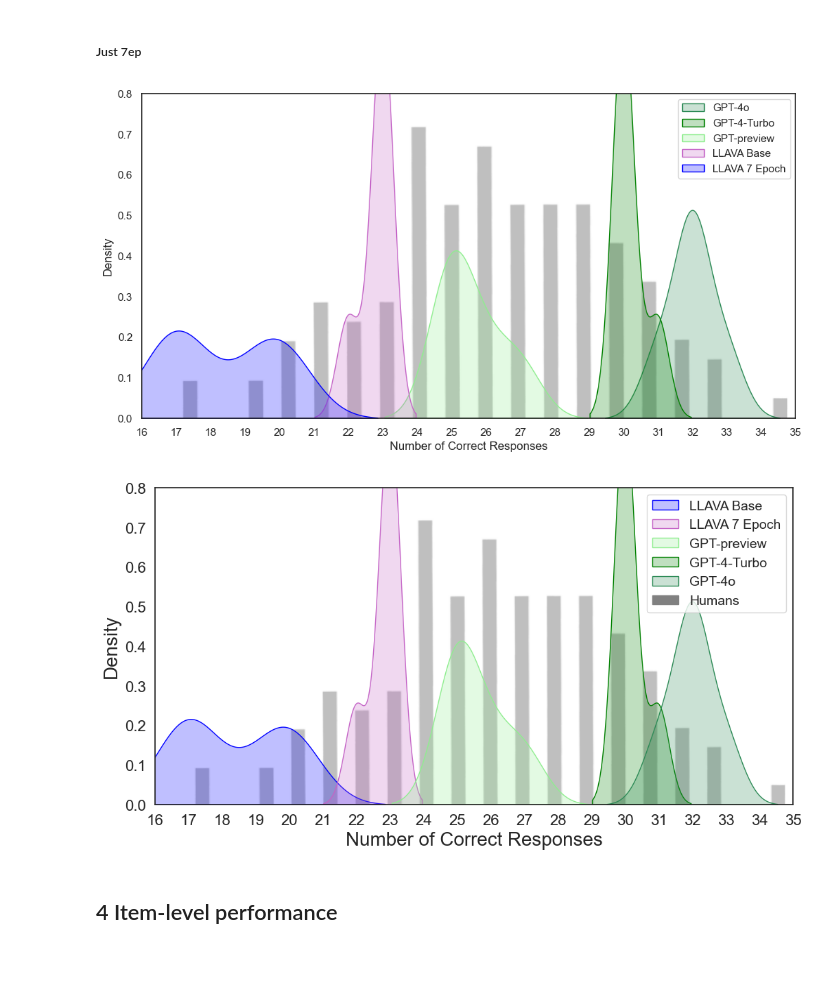
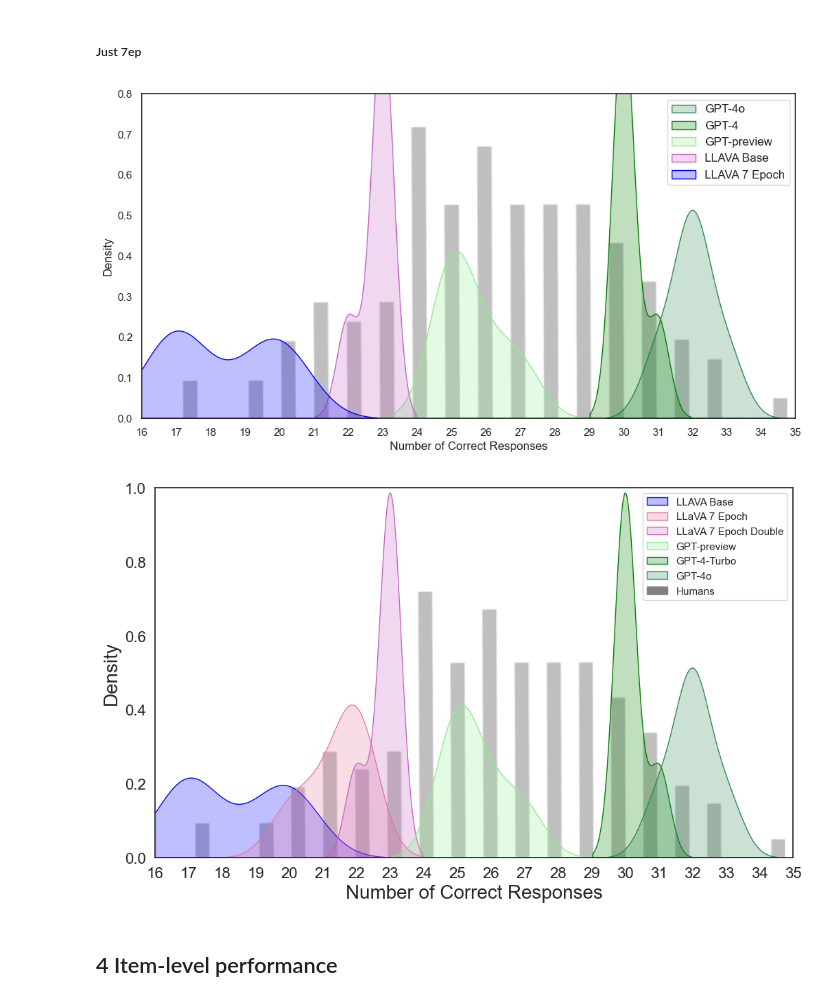
Before and after one commit to bridgetleonard2/Eyes-Mind-Model, a Jupyter notebook: llava_hyak/rmet_analysis.ipynb, the cells around one changed output. Cells and saved outputs as stored; diff of their text form; code cells hidden in the pictures; blank space fills up the shorter version.

Commit message:
add new visuals

```diff
--- a/llava_hyak/rmet_analysis.ipynb
+++ b/llava_hyak/rmet_analysis.ipynb
@@ -461,10 +506,10 @@ sns.set_style("white")
 
 # Create a dataframe with llava local base and HPC base performance
 llava_base = rmet_num_correct[['llava_local_base-1', 'llava_local_base-2', 'llava_local_base-3', 'llava_local_base-4', 'llava_local_base-5', 'llava_HPC_base-1', 'llava_HPC_base-2', 'llava_HPC_base-3', 'llava_HPC_base-4', 'llava_HPC_base-5']]
-llava_1ep = rmet_num_correct[['llava_adobefull_1ep-1', 'llava_adobefull_1ep-2', 'llava_adobefull_1ep-3', 'llava_adobefull_1ep-4', 'llava_adobefull_1ep-5']]
-llava_5ep = rmet_num_correct[['llava_adobefull_5ep-1', 'llava_adobefull_5ep-2', 'llava_adobefull_5ep-3', 'llava_adobefull_5ep-4', 'llava_adobefull_5ep-5']]
-llava_7ep = rmet_num_correct[['llava_adobefull_7ep-1', 'llava_adobefull_7ep-2', 'llava_adobefull_7ep-3', 'llava_adobefull_7ep-4', 'llava_adobefull_7ep-5']]
-llava_8ep = rmet_num_correct[['llava_adobefull_8ep-1', 'llava_adobefull_8ep-2', 'llava_adobefull_8ep-3', 'llava_adobefull_8ep-4', 'llava_adobefull_8ep-5']]
+llava_1ep_double = rmet_num_correct[['llava_adobefull_1ep-1', 'llava_adobefull_1ep-2', 'llava_adobefull_1ep-3', 'llava_adobefull_1ep-4', 'llava_adobefull_1ep-5']]
+llava_5ep_double = rmet_num_correct[['llava_adobefull_5ep-1', 'llava_adobefull_5ep-2', 'llava_adobefull_5ep-3', 'llava_adobefull_5ep-4', 'llava_adobefull_5ep-5']]
+llava_7ep_double = rmet_num_correct[['llava_adobefull_7ep-1', 'llava_adobefull_7ep-2', 'llava_adobefull_7ep-3', 'llava_adobefull_7ep-4', 'llava_adobefull_7ep-5']]
+llava_8ep_double = rmet_num_correct[['llava_adobefull_8ep-1', 'llava_adobefull_8ep-2', 'llava_adobefull_8ep-3', 'llava_adobefull_8ep-4', 'llava_adobefull_8ep-5']]
 gpt_preview_performance = rmet_num_correct[['gpt_preview-1', 'gpt_preview-2', 'gpt_preview-3', 'gpt_preview-4', 'gpt_preview-5']]
 gpt_performance = rmet_num_correct[['gpt-1', 'gpt-2', 'gpt-3', 'gpt-4', 'gpt-5']]
 gpt4o_performance = rmet_num_correct[['gpt4o-1', 'gpt4o-2', 'gpt4o-3', 'gpt4o-4', 'gpt4o-5']]
@@ -472,8 +517,8 @@ gpt4o_performance = rmet_num_correct[['gpt4o-1', 'gpt4o-2', 'gpt4o-3', 'gpt4o-4'
 # Apply jitter to 7ep since there's 0 variance naturally
 # llava_7ep += np.random.normal(loc=0, scale=0.5, size=len(llava_7ep))
 
-performance_data = pd.concat([llava_base, llava_1ep, llava_5ep, llava_7ep, llava_10ep, gpt_preview_performance, gpt_performance, gpt4o_performance], axis=1)
-performance_data.columns = ['llava_base', 'llava_1ep', 'llava_5ep', 'llava_7ep', 'llava_10ep', 'gpt-preview', 'gpt', 'gpt4o']
+performance_data = pd.concat([llava_base, llava_1ep_double, llava_5ep_double, llava_7ep_double, llava_8ep_double, gpt_preview_performance, gpt_performance, gpt4o_performance], axis=1)
+performance_data.columns = ['llava_base', 'llava_1ep', 'llava_5ep', 'llava_7ep', 'llava_8ep', 'gpt-preview', 'gpt', 'gpt4o']
 
 plt.figure(figsize=(12, 6))
 # sns.histplot(performance_data, palette=['blue', 'green'], bins=30, stat="count", label='Histogram')
@@ -535,63 +580,58 @@ ax.set_ylim([0, 0.8])
 ax.set_xticks(range(16, 36))
 ax.set_xlabel('Number of Correct Responses')
 
-plt.legend(['GPT-4o', 'GPT-4-Turbo', 'GPT-preview', 'LLAVA Base', 'LLAVA 7 Epoch'])
+plt.legend(['GPT-4o', 'GPT-4', 'GPT-preview', 'LLAVA Base', 'LLAVA 7 Epoch'], loc='upper right', fontsize=12)
 
 plt.savefig('output/finetune_double_dist_overlay_7ONLY.png', bbox_inches='tight')  # Save as PNG
 
 # Show the plot
 plt.show()
 # %% [output]
-[figure, old version]
+[figure, new version]
 # %%
-import matplotlib.pyplot as plt
-import seaborn as sns
-import matplotlib.patches as mpatches
-import pandas as pd
-
-# Assuming `background` and `performance_data` are properly loaded
-# Example:
-# background = np.array(Image.open('background_image.jpg'))
-# performance_data = pd.read_csv('performance_data.csv')
+performance_data = pd.concat([llava_base, llava_7ep, llava_7ep_double, gpt_preview_performance, gpt_performance, gpt4o_performance], axis=1)
+performance_data.columns = ['llava_base', 'llava_7ep', 'llava_7ep_double', 'gpt-preview', 'gpt', 'gpt4o']
 
 # Create the figure and axis
-fig, ax = plt.subplots(figsize=(12, 6))
+fig, ax = plt.subplots(figsize=(12, 7))
 
 # Display the image
 ax.imshow(background, aspect='auto', extent=[16, 35, 0, 0.8], zorder=0)  # Adjust 'extent' as needed
 
 # Plotting data with explicit labels for seaborn plots
-palette = ['blue', '#C565C7', 'lightgreen', 'green', 'seagreen']
-labels = ['LLAVA Base', 'LLAVA 7 Epoch', 'GPT-preview', 'GPT-4-Turbo', 'GPT-4o']
-for data, color, label in zip(['llava_base', 'llava_7ep', 'gpt-preview', 'gpt', 'gpt4o'], palette, labels):
+palette = ['blue', '#e87b9f', '#C565C7', 'lightgreen', 'green', 'seagreen']
+labels = ['LLAVA Base', 'LLaVA 7 Epoch', 'LLaVA 7 Epoch Double', 'GPT-preview', 'GPT-4-Turbo', 'GPT-4o']
+for data, color, label in zip(['llava_base', 'llava_7ep', 'llava_7ep_double', 'gpt-preview', 'gpt', 'gpt4o'], palette, labels):
     sns.kdeplot(data=performance_data[data], fill=True, color=color, label=label, ax=ax)
 
 # Set the axes properties
 ax.set_xlim([16, 35])
-ax.set_ylim([0, 0.8])
+ax.set_ylim([0, 1.0])
 ax.set_xticks(range(16, 36))
 ax.set_xlabel('Number of Correct Responses', fontsize=20)
 ax.set_ylabel('Density', fontsize=20)
 ax.tick_params(axis='both', labelsize=16)
 
 # Create a custom patch for "Humans"
 custom_patch = mpatches.Patch(color='grey', label='Humans')
 
 # Retrieve handles and labels from the plot
 handles, labels = ax.get_legend_handles_labels()
 
 # Add custom patch to the list of handles for the legend
 handles.append(custom_patch)
 labels.append('Humans')
 
 # Create the legend with the updated handles and labels
-ax.legend(handles, labels, fontsize=14)
+ax.legend(handles, labels, fontsize=11)
 
 # Save and show the plot
-plt.savefig('../../../Dropbox/rmet/paper/finetune_double_dist_overlay_7ONLY.png', bbox_inches='tight')
+# plt.savefig('../../../Dropbox/rmet/paper/finetune_double_dist_overlay_7andDouble.png', bbox_inches='tight')
+plt.savefig('output/finetune_double_dist_overlay_7andDouble.png', bbox_inches='tight')  # Save as PNG
+
 plt.show()
 # %% [output]
-[figure, old version]
+[figure, new version]
 # %% [markdown]
 ## 4 Item-level performance
 # %% [markdown]
```
Also changed, not shown: parts of 6 cells of this notebook, 6 other files.
